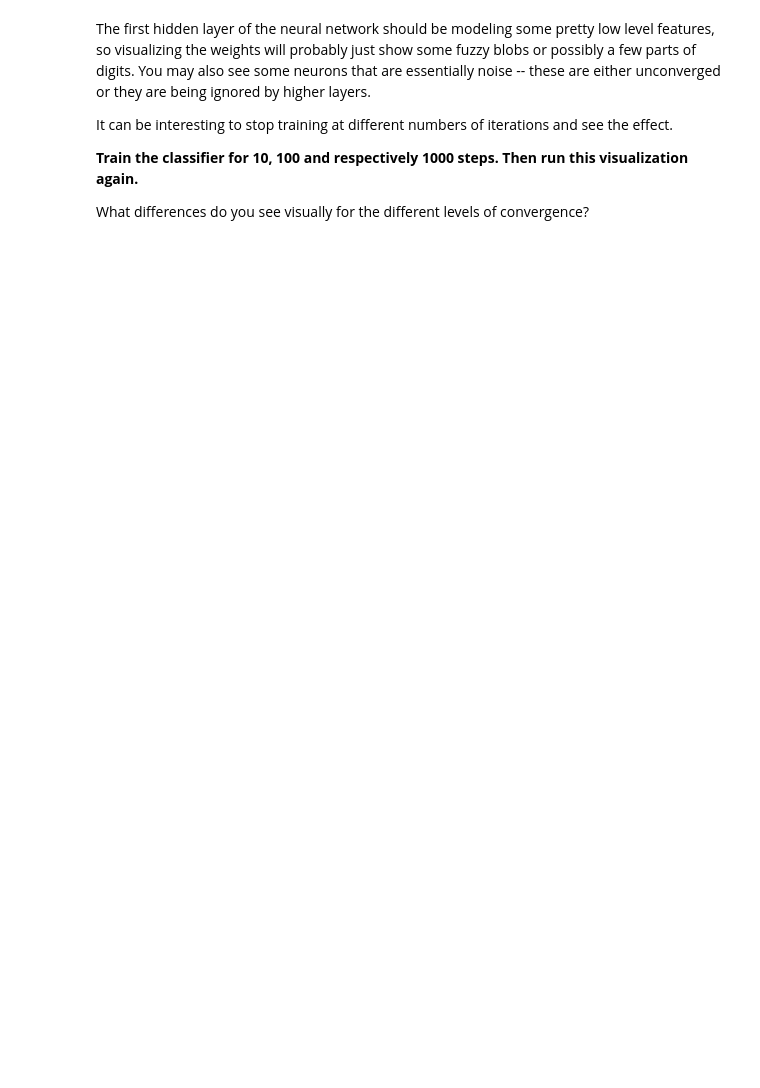
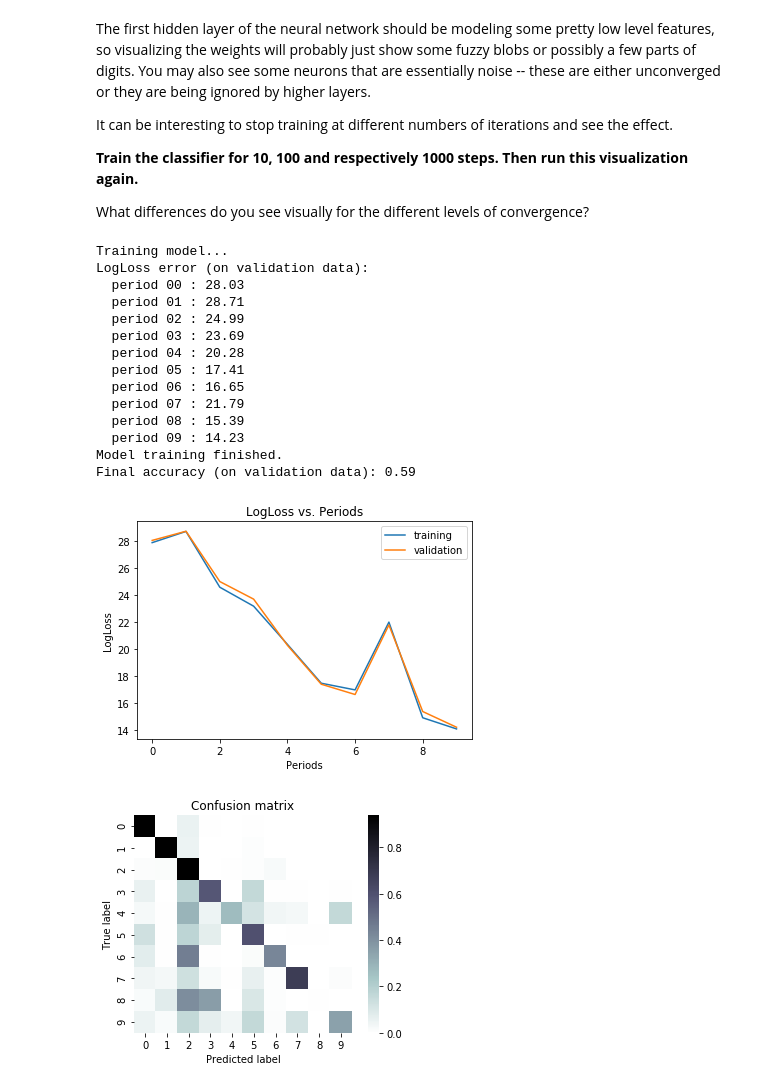
Before and after one commit to FeniXVRN/google-ml-crach-course, a Jupyter notebook: multi_class_classification_of_handwritten_digits.ipynb, the cells around one changed output. Drawn from its saved outputs; the diff is of its cells as text; code cells hidden in the pictures; blank space fills up the shorter version.

Commit message:
nn classification exercises

```diff
--- a/multi_class_classification_of_handwritten_digits.ipynb
+++ b/multi_class_classification_of_handwritten_digits.ipynb
@@ -553,3 +832,30 @@ It can be interesting to stop training at different numbers of iterations and se
 **Train the classifier for 10, 100 and respectively 1000 steps. Then run this visualization again.**
 
 What differences do you see visually for the different levels of convergence?
+# %%
+classifier = train_nn_classification_model(
+    learning_rate=0.05,
+    steps=10,
+    batch_size=30,
+    hidden_units=[100, 100],
+    training_examples=training_examples,
+    training_targets=training_targets,
+    validation_examples=validation_examples,
+    validation_targets=validation_targets)
+# %% [output]
+Training model...
+LogLoss error (on validation data):
+  period 00 : 28.03
+  period 01 : 28.71
+  period 02 : 24.99
+  period 03 : 23.69
+  period 04 : 20.28
+  period 05 : 17.41
+  period 06 : 16.65
+  period 07 : 21.79
+  period 08 : 15.39
+  period 09 : 14.23
+Model training finished.
+Final accuracy (on validation data): 0.59
+[figure, added]
+[figure, added]
```
Also changed, not shown: parts of 20 cells of this notebook.
